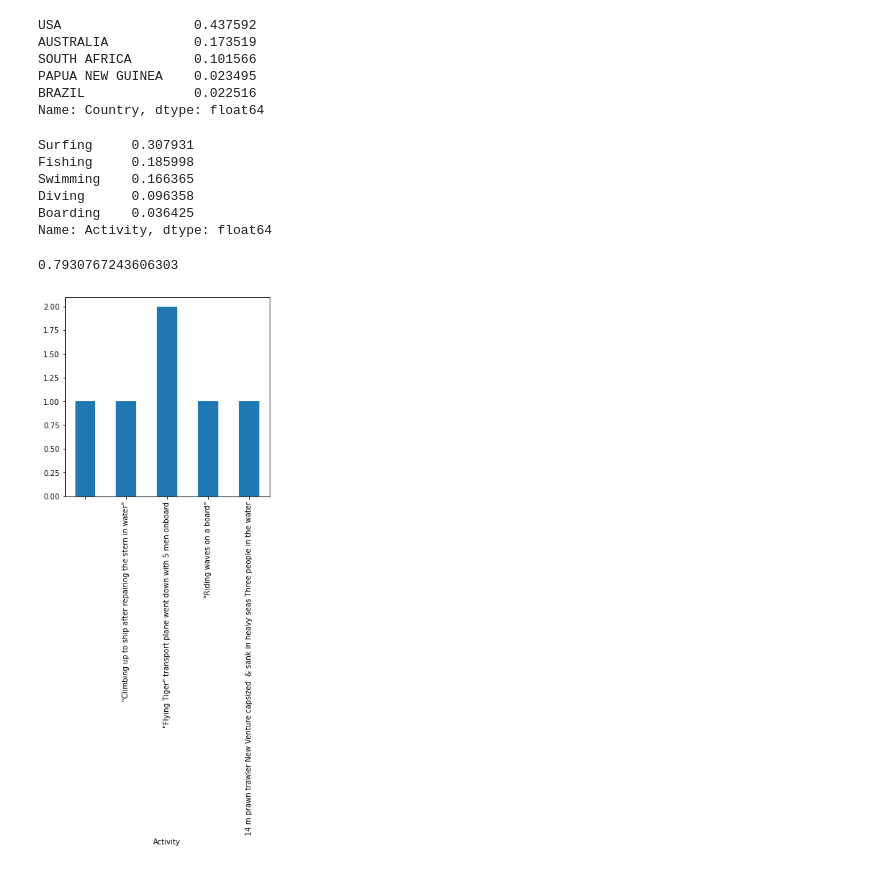
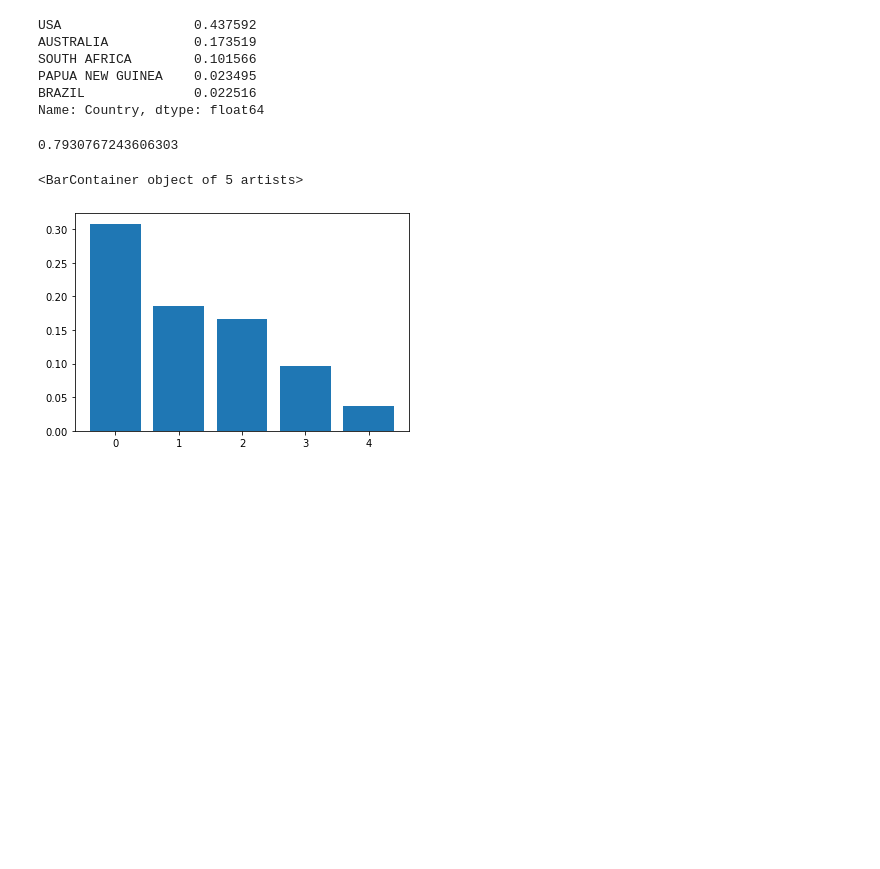
Before and after one commit to LYGuenka/AtaqueTubarao, a Jupyter notebook: AtaqueTubarao (Projeto 1).ipynb, the cells around one changed output. Drawn from its saved outputs; the diff is of its cells as text; code cells hidden in the pictures; blank space fills up the shorter version.

```diff
--- a/AtaqueTubarao (Projeto 1).ipynb
+++ b/AtaqueTubarao (Projeto 1).ipynb
@@ -321,21 +321,15 @@ DFTubarao['Activity'] = DFTubarao['Activity'].apply(lambda x : re.sub('.*[Bb]oar
 # %%
 DFTubarao['Activity'] = DFTubarao['Activity'].apply(lambda x : re.sub('.*[Ww]ading.*', 'Wading',x) if isinstance(x,str) else np.nan)
 # %%
-DFTubarao['Activity'].value_counts(normalize=True, ascending=False).head(5)
+x = DFTubarao['Activity'].value_counts(normalize=True, ascending=False).head(5)
-# %% [output]
-Surfing     0.307931
-Fishing     0.185998
-Swimming    0.166365
-Diving      0.096358
-Boarding    0.036425
-Name: Activity, dtype: float64
 # %%
 DFTubarao['Activity'].value_counts(normalize=True).head(5).sum()
 # %% [output]
 0.7930767243606303
-# %%
-DFTubarao.groupby(['Activity']).Activity.count().head(5).plot(figsize=(5, 5),kind='bar')
-plt.tick_params(axis='x', colors='black')
-plt.tick_params(axis='y', colors='black')
-# %% [output]
-[figure, removed]
+# %%
+y = np.arange(5)
+# %%
+plt.bar(y,x)
+# %% [output]
+<BarContainer object of 5 artists>
+[figure, added]
```
